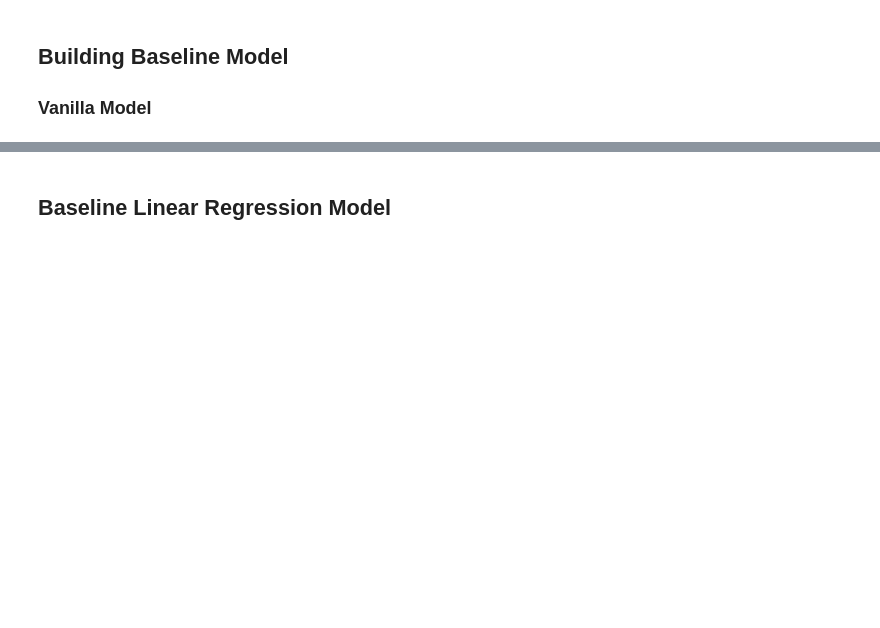
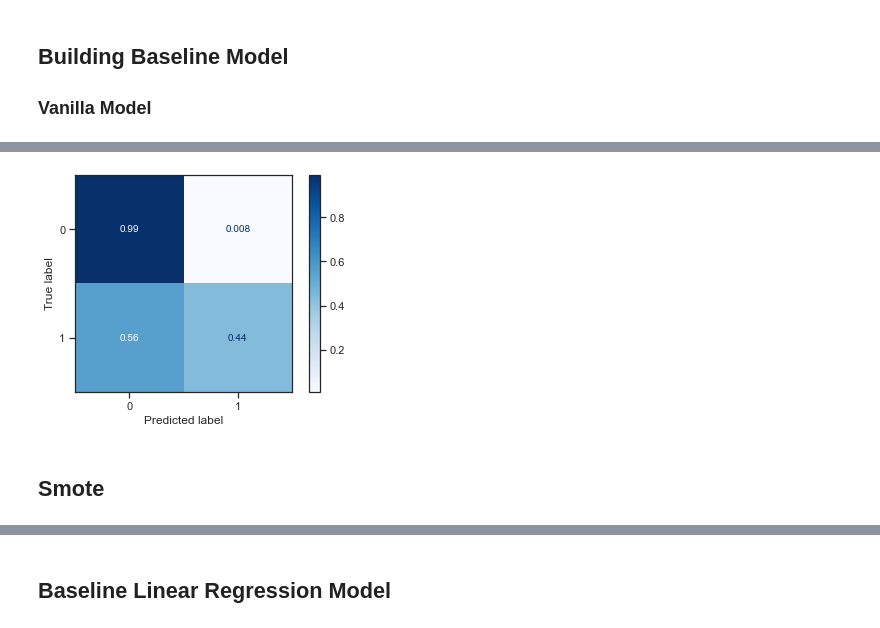
Before and after one commit to ldwilker10/predicting_diabetes_project, a Jupyter notebook: phase3_rough_draft/diabetes_2_rough_draft.ipynb, the cells around one changed output, grey strips where cells are left out. Saved outputs shown, nothing was run; the diff lists cells and outputs as text; code cells hidden in the pictures; blank space fills up the shorter version.

```diff
--- a/phase3_rough_draft/diabetes_2_rough_draft.ipynb
+++ b/phase3_rough_draft/diabetes_2_rough_draft.ipynb
@@ -498,4 +512,8 @@ X_test_scaled= scaler.transform(X_test)
 # %%
 #Instantiate a LR model, adjusting for weight and fitting it to the scaled data
 
-baseline_lr = LogisticRegression(random_state = 42, class_weight = 'balanced').fit(X_train_scaled, y_train)
+#baseline_logreg = LogisticRegression(random_state = 42, class_weight = 'balanced').fit(X_train_scaled, y_train)
+
+logreg = LogisticRegression(fit_intercept=False, C=1e12, solver='liblinear', random_state = 42)
+baseline_logreg = logreg.fit(X_train_scaled, y_train)
+baseline_logreg
@@ -515,0 +552,10 @@ print('*******************')
+# %%
+# Displaying a confusion matrix
+plot_confusion_matrix(baseline_logreg, X_test_scaled, y_test,
+                     cmap=plt.cm.Blues, normalize = 'true')
+plt.grid(False)
+plt.show()
+# %% [output]
+[figure, added]
+# %% [markdown]
+## Smote
```
Also changed, not shown: parts of 19 cells of this notebook.
